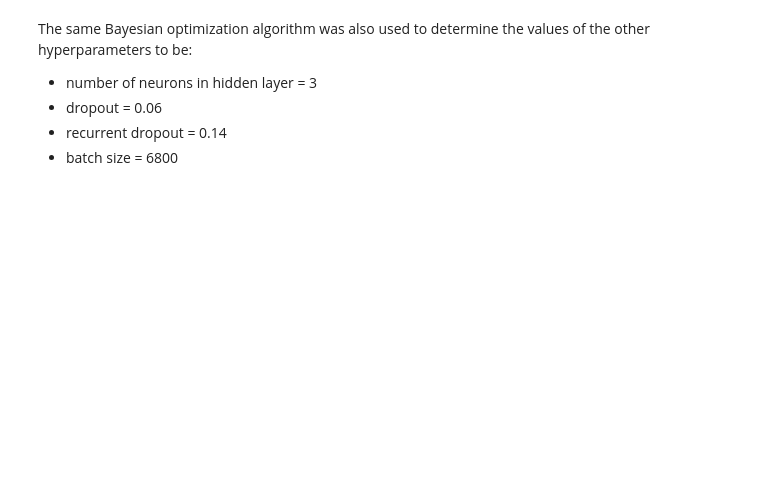
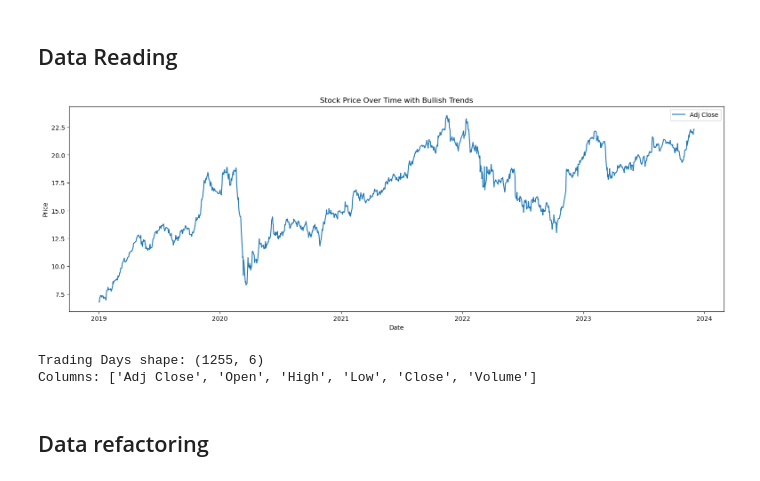
Before and after one commit to the-future-dev/riot-lstm-article, a Jupyter notebook: main.ipynb, the cells around one changed output. Cells and saved outputs as stored; diff of their text form; code cells hidden in the pictures; blank space fills up the shorter version.

Commit message:
lstm for price prediction

```diff
--- a/main.ipynb
+++ b/main.ipynb
@@ -218,6 +12,0 @@ models = [create_lstm_model(init) for init in initializers]
-# %% [markdown]
-The same Bayesian optimization algorithm was also used to determine the values of the other hyperparameters to be:
-- number of neurons in hidden layer = 3
-- dropout = 0.06
-- recurrent dropout = 0.14
-- batch size = 6800
@@ -275,0 +13,30 @@ print("Classification Report:\n", report)
+# %% [markdown]
+## Data Reading
+# %%
+start = "2019-01-01"
+end = "2023-12-01"
+target_column_name = 'Adj Close'
+
+data = pd.read_csv('./data/AZM.MI.csv', index_col=0, parse_dates=True).loc[start:end]
+data.dropna(inplace=True)
+cols = [target_column_name] + [ col for col in data if col != target_column_name]
+
+target_column = list(data.columns).index(target_column_name)
+data = data[cols]
+
+plt.figure(figsize=(19, 6))
+plt.plot(data[target_column_name], label=target_column_name)
+plt.xlabel('Date')
+plt.ylabel('Price')
+plt.title('Stock Price Over Time with Bullish Trends')
+plt.legend()
+plt.show()
+
+print(f"Trading Days shape: {data.shape}")
+print(f'Columns: {cols}')
+# %% [output]
+[figure, added]
+Trading Days shape: (1255, 6)
+Columns: ['Adj Close', 'Open', 'High', 'Low', 'Close', 'Volume']
+# %% [markdown]
+## Data refactoring
```
Also changed, not shown: parts of 24 cells of this notebook, 4 other files.
